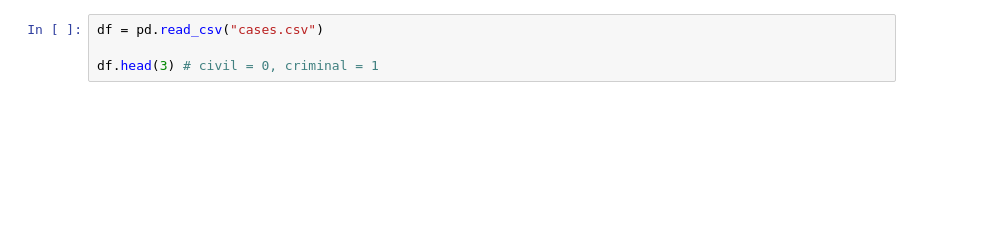
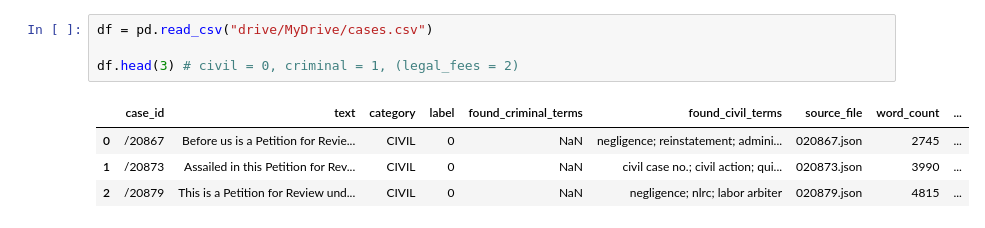
Before and after one commit to pj-pj-pj/legalbert-case-classifier, a Jupyter notebook: legalbert_case_classifier.ipynb, the cells around one changed output. Drawn from its saved outputs; the diff is of its cells as text; blank space fills up the shorter version.

```diff
--- a/legalbert_case_classifier.ipynb
+++ b/legalbert_case_classifier.ipynb
@@ -12,6 +40,11 @@ from sklearn.metrics import accuracy_score, f1_score
 # %%
-df = pd.read_csv("cases.csv")
+df = pd.read_csv("drive/MyDrive/cases.csv")
 
-df.head(3) # civil = 0, criminal = 1
+df.head(3) # civil = 0, criminal = 1, (legal_fees = 2)
+# %% [output]
+|  | case_id | text | category | label | found_criminal_terms | found_civil_terms | source_file | word_count | ... |
+| 0 | /20867 | Before us is a Petition for Revie... | CIVIL | 0 | NaN | negligence; reinstatement; admini... | 020867.json | 2745 | ... |
+| 1 | /20873 | Assailed in this Petition for Rev... | CIVIL | 0 | NaN | civil case no.; civil action; qui... | 020873.json | 3990 | ... |
+| 2 | /20879 | This is a Petition for Review und... | CIVIL | 0 | NaN | negligence; nlrc; labor arbiter | 020879.json | 4815 | ... |
 # %%
 # data cleaning/preprocessing
```
Also changed, not shown: parts of 20 cells of this notebook, 2 other files.
